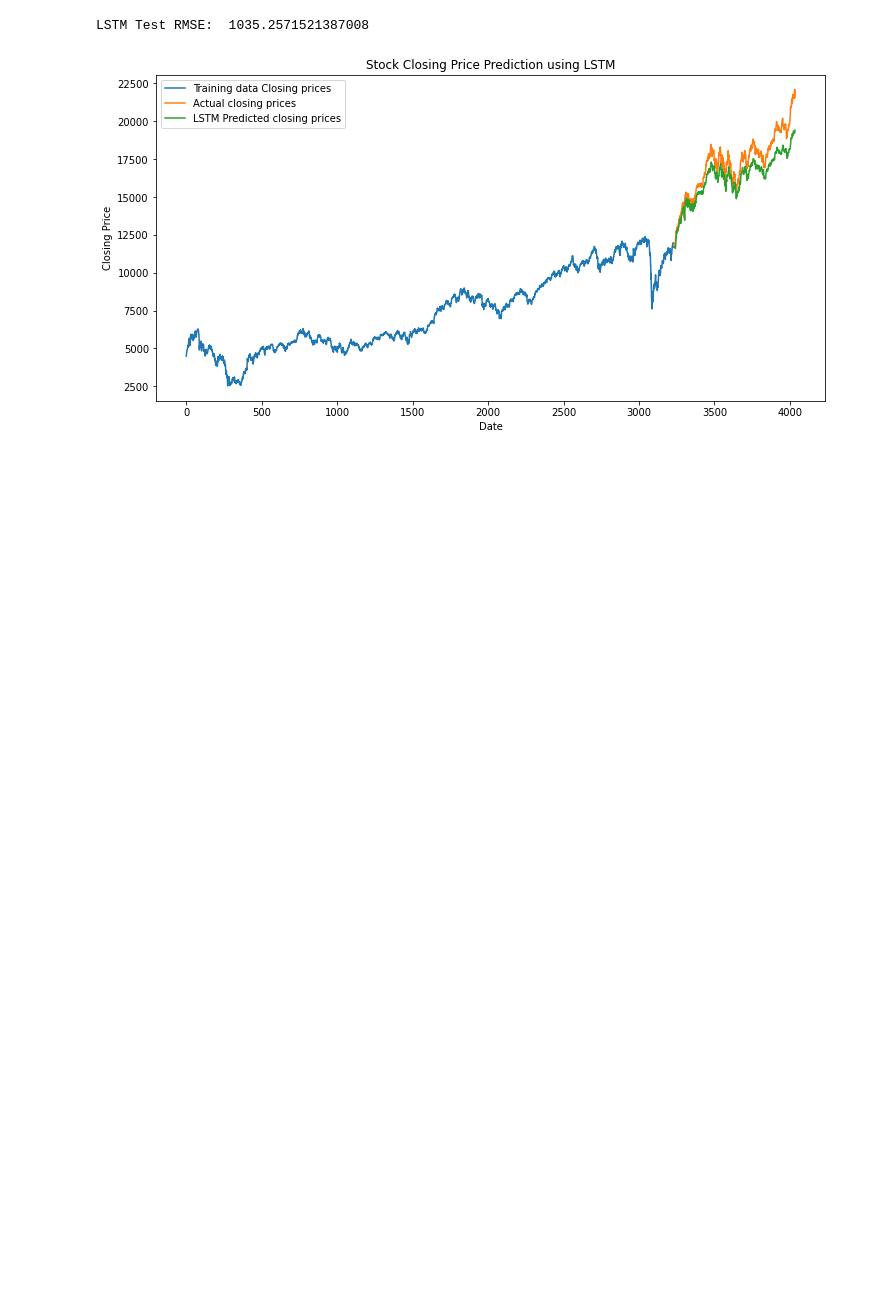
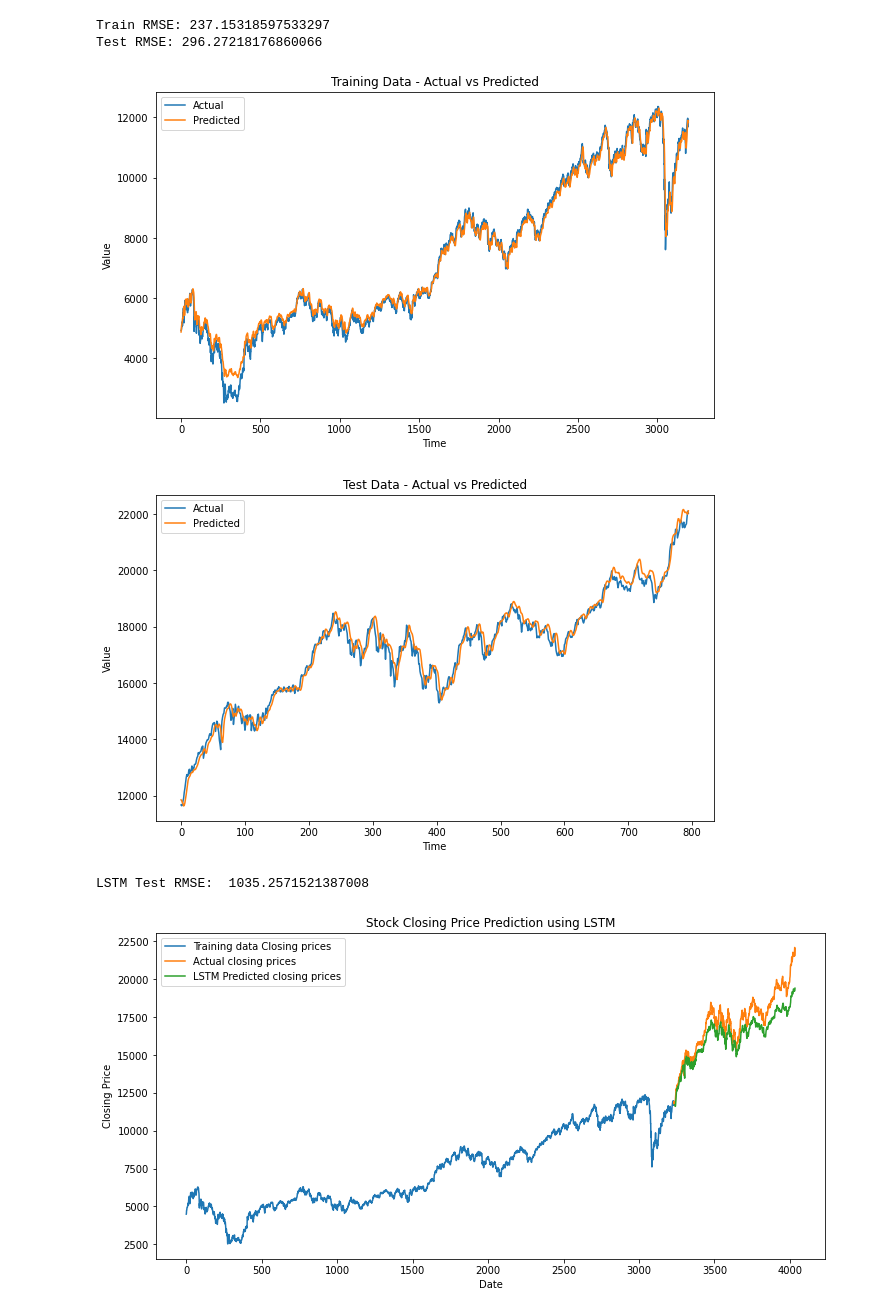
Before and after one commit to dipghoshraj/Algos, a Jupyter notebook: research/NSEI_V2 LSTM.ipynb, the cells around one changed output. Cells and saved outputs as stored; diff of their text form; code cells hidden in the pictures; blank space fills up the shorter version.

Commit message:
add rnn lstm combined

```diff
--- a/research/NSEI_V2 LSTM.ipynb
+++ b/research/NSEI_V2 LSTM.ipynb
@@ -48,9 +48,9 @@ test_x, test_y = create_dataset(test_data, window_size)
 train_x = np.reshape(train_x, (train_x.shape[0], 1, train_x.shape[1]))
 test_x = np.reshape(test_x, (test_x.shape[0], 1, test_x.shape[1]))
 # %%
-model = Sequential()
-model.add(LSTM(50, input_shape=(1, window_size)))
-model.add(Dense(1))
-model.compile(loss='mean_squared_error', optimizer='adam')
-# Train LSTM model
-model.fit(train_x, train_y, epochs=100, batch_size=1, verbose=0)
+# model = Sequential()
+# model.add(LSTM(50, input_shape=(1, window_size)))
+# model.add(Dense(1))
+# model.compile(loss='mean_squared_error', optimizer='adam')
+# # Train LSTM model
+# model.fit(train_x, train_y, epochs=100, batch_size=1, verbose=0)
@@ -58,0 +76,2 @@ model.fit(train_x, train_y, epochs=100, batch_size=1, verbose=0)
+# %%
+train_x = np.reshape(train_x, (train_x.shape[0], train_x.shape[2], train_x.shape[1]))
@@ -58,0 +112,2 @@ model.fit(train_x, train_y, epochs=100, batch_size=1, verbose=0)
+# %%
+test_x = np.reshape(test_x, (test_x.shape[0], test_x.shape[2], test_x.shape[1]))
@@ -59,3 +120,44 @@ model.fit(train_x, train_y, epochs=100, batch_size=1, verbose=0)
+# %%
+train_predict = model.predict(train_x)
+test_predict = model.predict(test_x)
+
+# Revert predictions to original scale
+train_predict = scaler.inverse_transform(train_predict)
+train_y = scaler.inverse_transform(train_y.reshape(-1, 1))  # Reshape train_y if necessary
+test_predict = scaler.inverse_transform(test_predict)
+test_y = scaler.inverse_transform(test_y.reshape(-1, 1))
+# %%
+train_rmse = np.sqrt(mean_squared_error(train_y, train_predict))
+print("Train RMSE:", train_rmse)
+
+# Calculate RMSE for test set
+test_rmse = np.sqrt(mean_squared_error(test_y, test_predict))
+print("Test RMSE:", test_rmse)
+# %% [output]
+Train RMSE: 237.15318597533297
+Test RMSE: 296.27218176860066
+# %%
+plt.figure(figsize=(10, 6))
+plt.plot(train_y, label='Actual')
+plt.plot(train_predict, label='Predicted')
+plt.title('Training Data - Actual vs Predicted')
+plt.xlabel('Time')
+plt.ylabel('Value')
+plt.legend()
+plt.show()
+
+# Plot test data
+plt.figure(figsize=(10, 6))
+plt.plot(test_y, label='Actual')
+plt.plot(test_predict, label='Predicted')
+plt.title('Test Data - Actual vs Predicted')
+plt.xlabel('Time')
+plt.ylabel('Value')
+plt.legend()
+plt.show()
+# %% [output]
+[figure, added]
+[figure, added]
 # %%
 train_predict = model.predict(train_x)
 test_predict = model.predict(test_x)
```
Also changed, not shown: parts of 5 cells of this notebook.
